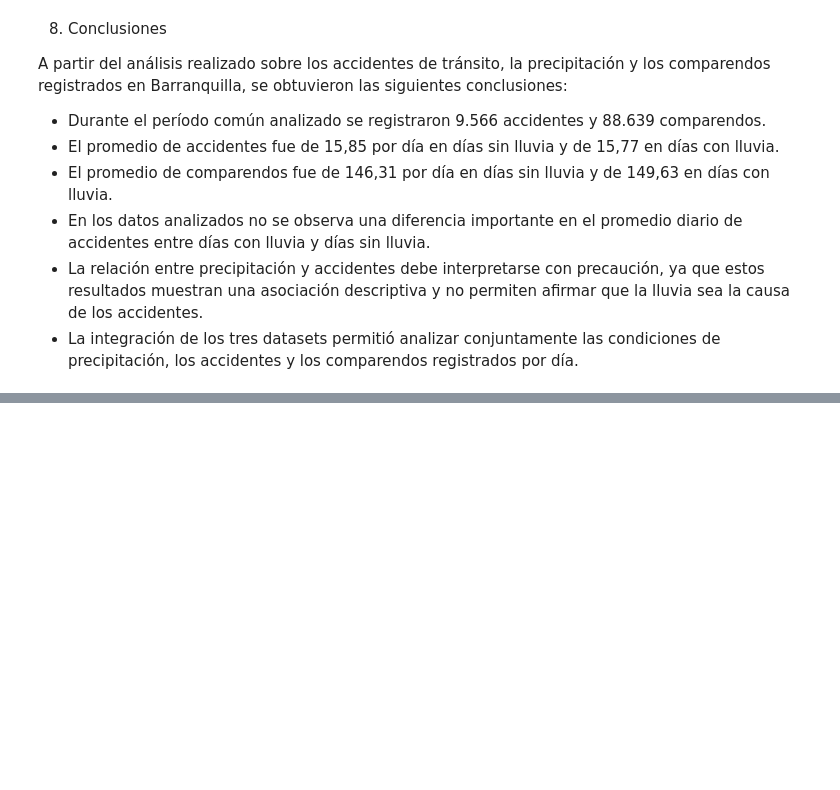
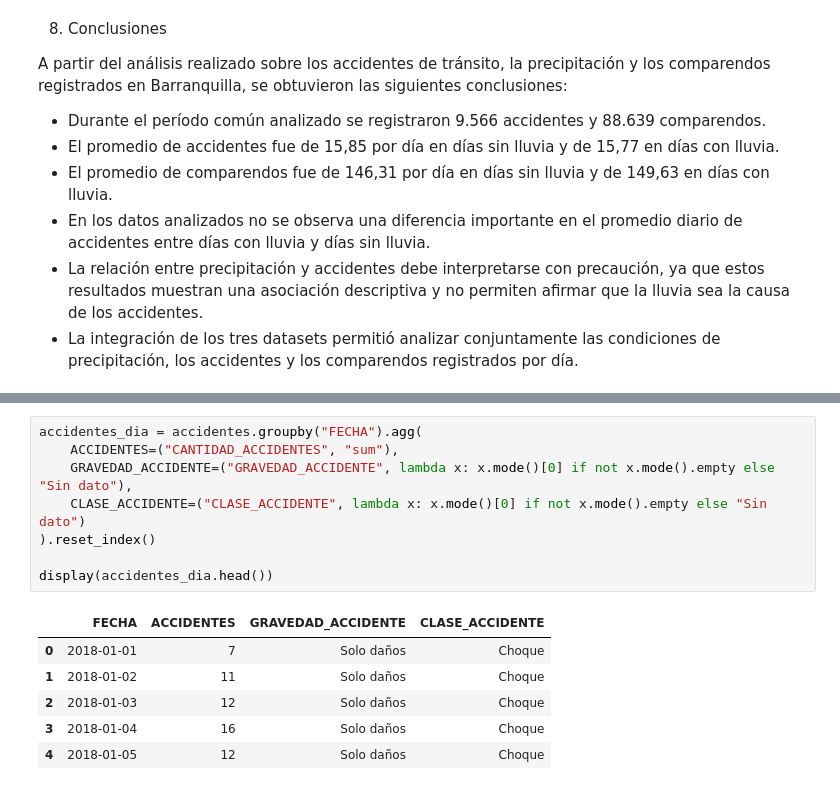
Before and after one commit to Lorenaba/mineria-datos-accidentes-v2, a Jupyter notebook: analisis/analisis_datos.ipynb, the cells around one changed output, grey strips where cells are left out. Drawn from its saved outputs; the diff is of its cells as text; blank space fills up the shorter version.

```diff
--- a/analisis/analisis_datos.ipynb
+++ b/analisis/analisis_datos.ipynb
@@ -919,0 +993,15 @@ A partir del análisis realizado sobre los accidentes de tránsito, la precipita
+# %%
+accidentes_dia = accidentes.groupby("FECHA").agg(
+    ACCIDENTES=("CANTIDAD_ACCIDENTES", "sum"),
+    GRAVEDAD_ACCIDENTE=("GRAVEDAD_ACCIDENTE", lambda x: x.mode()[0] if not x.mode().empty else "Sin dato"),
+    CLASE_ACCIDENTE=("CLASE_ACCIDENTE", lambda x: x.mode()[0] if not x.mode().empty else "Sin dato")
+).reset_index()
+
+display(accidentes_dia.head())
+# %% [output]
+|  | FECHA | ACCIDENTES | GRAVEDAD_ACCIDENTE | CLASE_ACCIDENTE |
+| 0 | 2018-01-01 | 7 | Solo daños | Choque |
+| 1 | 2018-01-02 | 11 | Solo daños | Choque |
+| 2 | 2018-01-03 | 12 | Solo daños | Choque |
+| 3 | 2018-01-04 | 16 | Solo daños | Choque |
+| 4 | 2018-01-05 | 12 | Solo daños | Choque |
```
Also changed, not shown: parts of 9 cells of this notebook, 1 other file.
